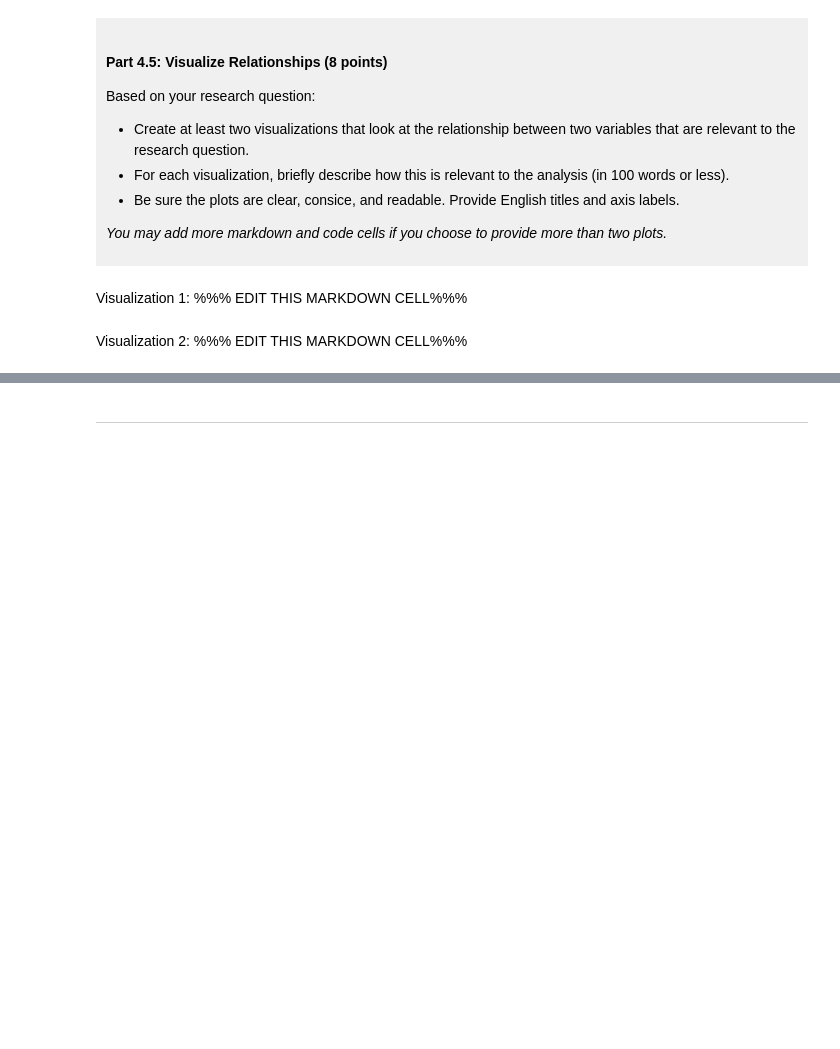
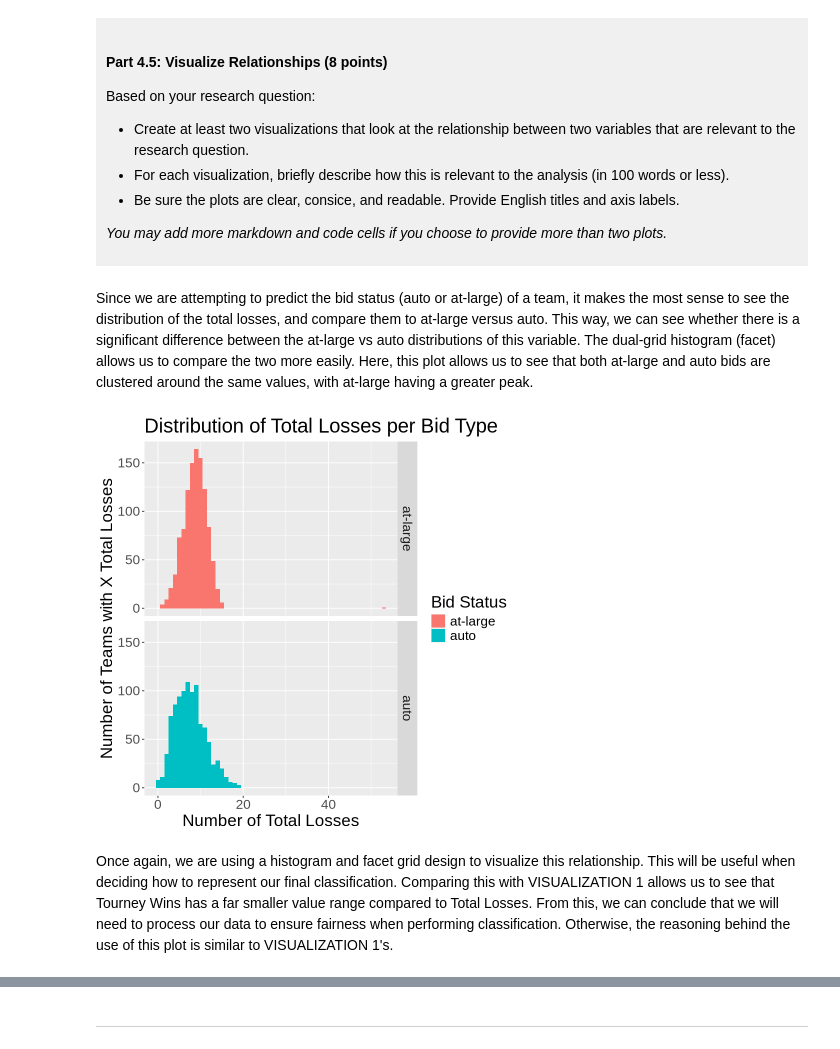
Before and after one commit to mateyasigur/dsci-100-project-Mateya-Sigur, a Jupyter notebook: dsci-100-project-notebook.ipynb, the cells around one changed output, grey strips where cells are left out. Cells and saved outputs as stored; diff of their text form; code cells hidden in the pictures; blank space fills up the shorter version.

```diff
--- a/dsci-100-project-notebook.ipynb
+++ b/dsci-100-project-notebook.ipynb
@@ -320,10 +390,20 @@ Based on your research question:
 *You may add more markdown and code cells if you choose to provide more than two plots.*
 </div>
 # %% [markdown]
-Visualization 1: %%% EDIT THIS MARKDOWN CELL%%%
+Since we are attempting to predict the bid status (auto or at-large) of a team, it makes the most sense to see the distribution of the total losses, and compare them to at-large versus auto. This way, we can see whether there is a significant difference between the at-large vs auto distributions of this variable. The dual-grid histogram (facet) allows us to compare the two more easily. Here, this plot allows us to see that both at-large and auto bids are clustered around the same values, with at-large having a greater peak.
 # %%
 ### EDIT THIS CODE CELL FOR VISUALIZATION 1###
+
+reg_losses <- tidied_data |>
+    ggplot(aes(x=total_losses, fill = bid)) +
+        geom_histogram(binwidth = 1) + #chose a histogram to represent this relationship, best choice because of ability to see the distribution among a categorical variable
+        facet_grid(rows=vars(bid)) + #created two grids to compare between each bid type
+        labs(x='Number of Total Losses', y='Number of Teams with X Total Losses', title='Distribution of Total Losses per Bid Type', fill = 'Bid Status') + #here, I labelled each section of the graph
+        theme(text = element_text(size=20)) #here, I increased the text size so I can read it better (I have bad eyes so this works very well)
+reg_losses
+# %% [output]
+[figure, added]
 # %% [markdown]
-Visualization 2: %%% EDIT THIS MARKDOWN CELL%%%
+Once again, we are using a histogram and facet grid design to visualize this relationship. This will be useful when deciding how to represent our final classification. Comparing this with VISUALIZATION 1 allows us to see that Tourney Wins has a far smaller value range compared to Total Losses. From this, we can conclude that we will need to process our data to ensure fairness when performing classification. Otherwise, the reasoning behind the use of this plot is similar to VISUALIZATION 1's.
 # %%
 ### EDIT THIS CODE CELL FOR VISUALIZATION 2###
```
Also changed, not shown: parts of 9 cells of this notebook.
